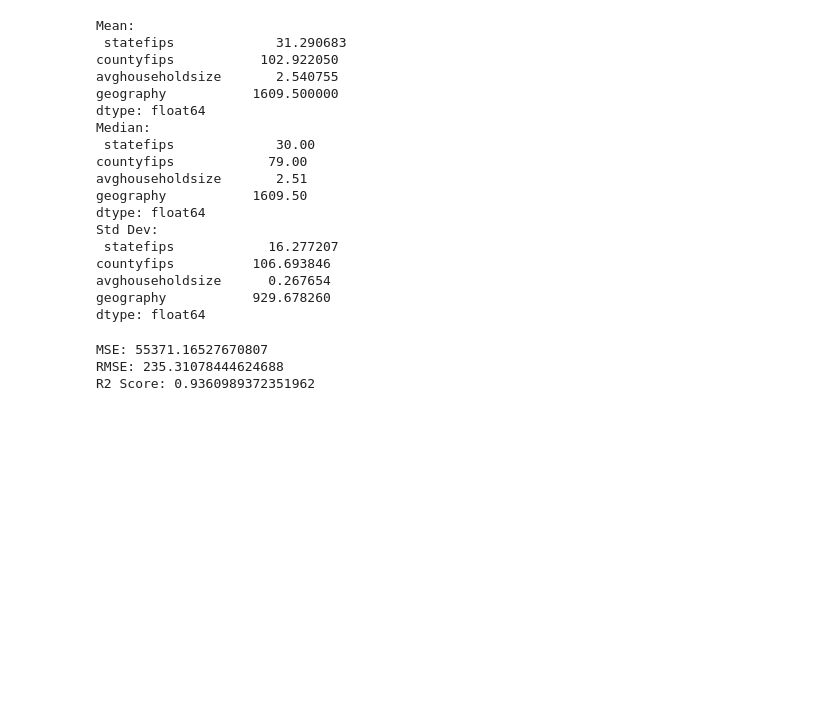
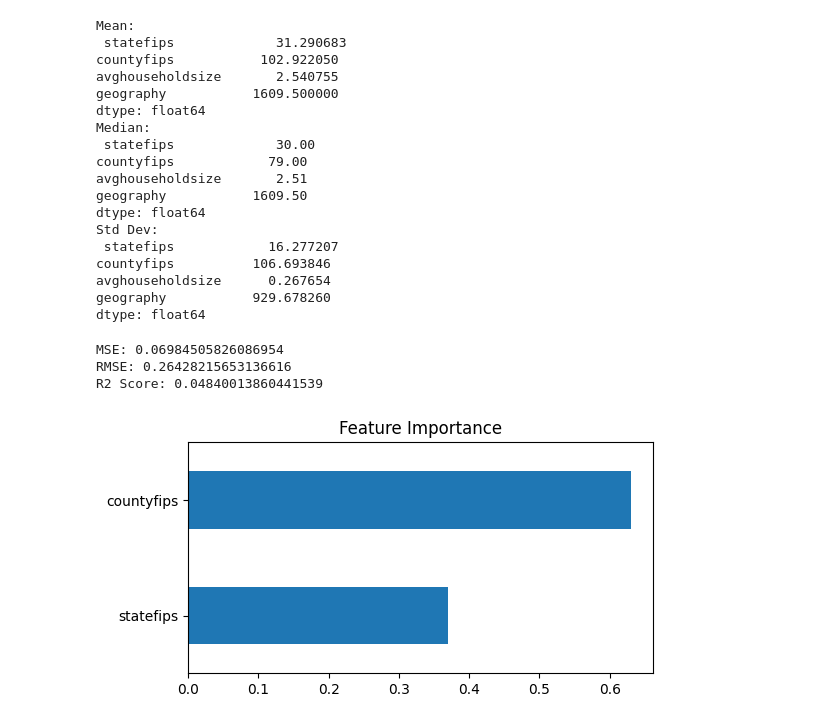
Before and after one commit to praveen-kumar-01/Household_Size_Analysis_and_Prediction, a Jupyter notebook: Household_Size_Analysis.ipynb, the cells around one changed output. Saved outputs shown, nothing was run; the diff lists cells and outputs as text; code cells hidden in the pictures; blank space fills up the shorter version.

```diff
--- a/Household_Size_Analysis.ipynb
+++ b/Household_Size_Analysis.ipynb
@@ -82,8 +82,3 @@ Data columns (total 4 columns):
 dtypes: float64(1), int64(2), object(1)
 memory usage: 100.8+ KB
 None
-# %%
-for col in df.select_dtypes(include='object').columns:
-    df[col].value_counts().plot(kind='bar')
-    plt.title(col)
-    plt.show()
@@ -170,8 +163,8 @@ if len(cat_cols) > 0:
     plt.show()
 # %%
 from sklearn.metrics import r2_score, mean_squared_error
-X = df.iloc[:, :-1]
-y = df.iloc[:, -1]
+X = df[["statefips", "countyfips"]]
+y = df["avghouseholdsize"]
 from sklearn.model_selection import train_test_split
 X_train, X_test, y_train, y_test = train_test_split(
     X, y, test_size=0.2, random_state=42
@@ -188,6 +181,12 @@ print("MSE:", mse)
 print("RMSE:", rmse)
 print("R2 Score:", r2)
 # %% [output]
-MSE: 55371.16527670807
-RMSE: 235.31078444624688
-R2 Score: 0.9360989372351962
+MSE: 0.06984505826086954
+RMSE: 0.26428215653136616
+R2 Score: 0.04840013860441539
+# %%
+importances = pd.Series(model.feature_importances_, index=X.columns).sort_values()
+importances.plot(kind='barh', figsize=(6, 3), title="Feature Importance")
+plt.show()
+# %% [output]
+[figure, added]
```
Also changed, not shown: parts of 4 cells of this notebook.
